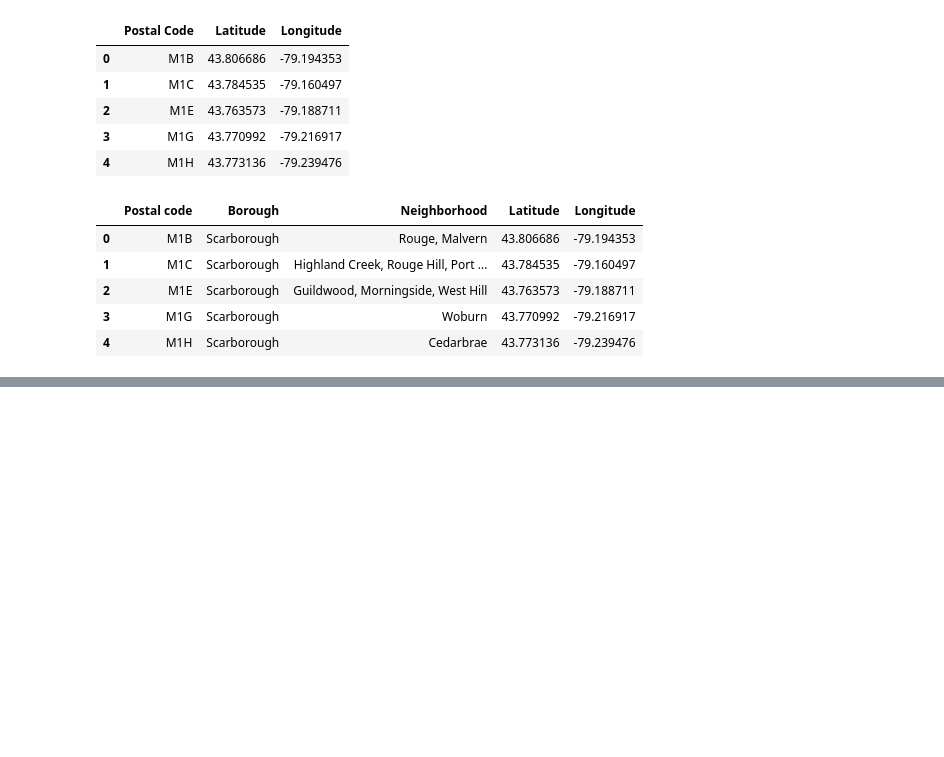
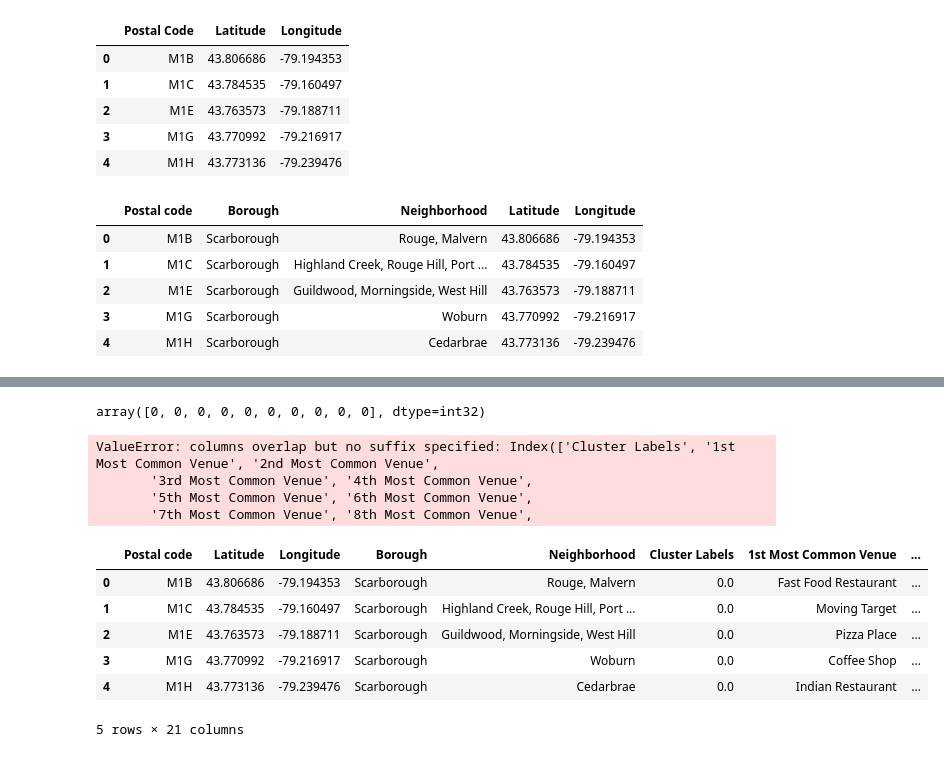
Before and after one commit to damienboudier/Coursera_Capstone, a Jupyter notebook: Segmentation of Toronto .ipynb, the cells around one changed output, grey strips where cells are left out. Cells and saved outputs as stored; diff of their text form; code cells hidden in the pictures; blank space fills up the shorter version.

```diff
--- a/Segmentation of Toronto .ipynb
+++ b/Segmentation of Toronto .ipynb
@@ -109,0 +289,30 @@ gloc_data.head()
+# %%
+# set number of clusters
+kclusters = 5
+
+toronto_grouped_clustering = toronto_grouped.drop('Neighborhood', 1)
+
+# run k-means clustering
+kmeans = KMeans(n_clusters=kclusters, random_state=0).fit(toronto_grouped_clustering)
+
+# check cluster labels generated for each row in the dataframe
+kmeans.labels_[0:10]
+# %% [output]
+array([0, 0, 0, 0, 0, 0, 0, 0, 0, 0], dtype=int32)
+# %%
+gloc_merge = gloc_merge.join(neighborhoods_venues_sorted.set_index('Neighborhood'), on='Neighborhood')
+# %% [output]
+ValueError: columns overlap but no suffix specified: Index(['Cluster Labels', '1st Most Common Venue', '2nd Most Common Venue',
+       '3rd Most Common Venue', '4th Most Common Venue',
+       '5th Most Common Venue', '6th Most Common Venue',
+       '7th Most Common Venue', '8th Most Common Venue',
+# %%
+gloc_merge.head()
+# %% [output]
+|  | Postal code | Latitude | Longitude | Borough | Neighborhood | Cluster Labels | 1st Most Common Venue | ... |
+| 0 | M1B | 43.806686 | -79.194353 | Scarborough | Rouge, Malvern | 0.0 | Fast Food Restaurant | ... |
+| 1 | M1C | 43.784535 | -79.160497 | Scarborough | Highland Creek, Rouge Hill, Port ... | 0.0 | Moving Target | ... |
+| 2 | M1E | 43.763573 | -79.188711 | Scarborough | Guildwood, Morningside, West Hill | 0.0 | Pizza Place | ... |
+| 3 | M1G | 43.770992 | -79.216917 | Scarborough | Woburn | 0.0 | Coffee Shop | ... |
+| 4 | M1H | 43.773136 | -79.239476 | Scarborough | Cedarbrae | 0.0 | Indian Restaurant | ... |
+5 rows × 21 columns
```
Also changed, not shown: parts of 16 cells of this notebook.
